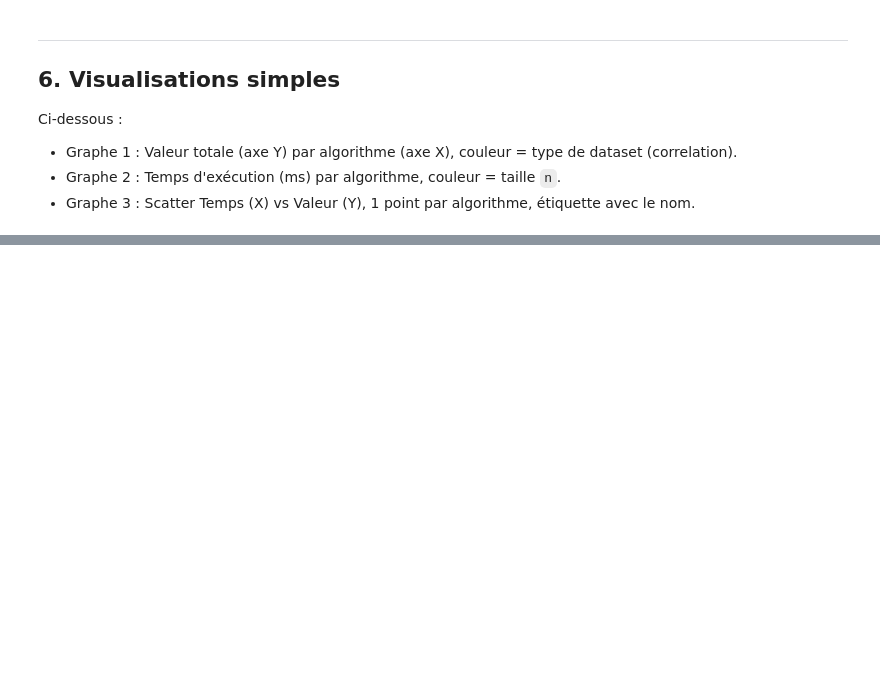
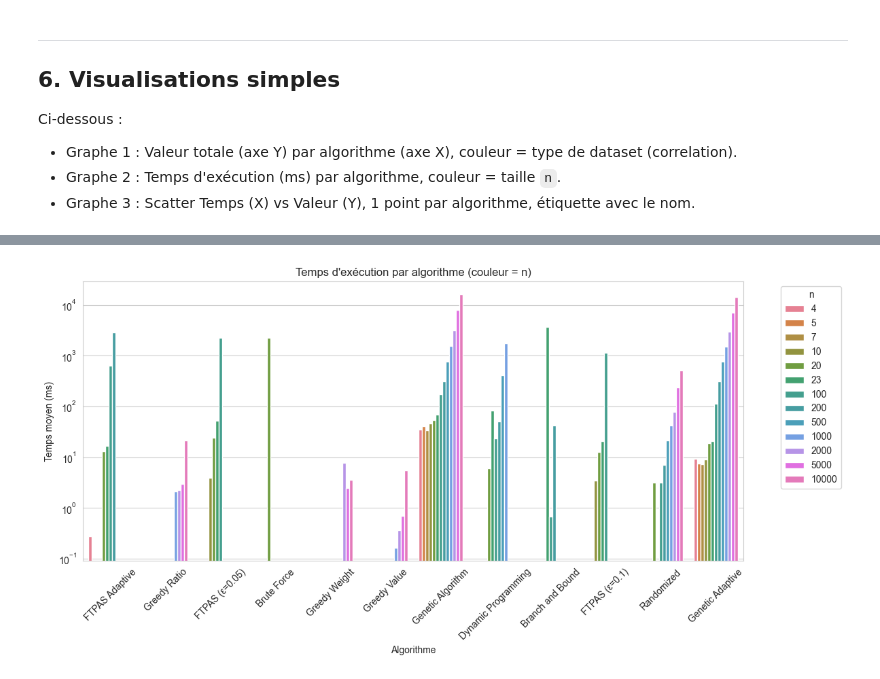
Before and after one commit to 777Arman/projet_advanced_algo, a Jupyter notebook: algo/knapsack_project.ipynb, the cells around one changed output, grey strips where cells are left out. Drawn from its saved outputs; the diff is of its cells as text; code cells hidden in the pictures; blank space fills up the shorter version.

```diff
--- a/algo/knapsack_project.ipynb
+++ b/algo/knapsack_project.ipynb
@@ -989,28 +976,30 @@ else:
 # %%
 if results_df is not None:
     df = results_df.copy()
     df['n_str'] = df['n'].astype(str)
 
     agg_time = df.groupby(['algorithm', 'n_str', 'n'])['time_ms'].mean().reset_index()
 
     agg_time = agg_time.sort_values('n')
 
     n_order = sorted(agg_time['n'].unique())
     n_str_order = [str(n) for n in n_order]
 
     plt.figure(figsize=(12,6))
     sns.barplot(data=agg_time, x='algorithm', y='time_ms', hue='n_str', hue_order=n_str_order,
-                palette=sns.color_palette('RdYlBu', n_colors=len(n_str_order)))
+                palette=sns.color_palette('husl', n_colors=len(n_str_order)))
     plt.xlabel('Algorithme')
     plt.ylabel('Temps moyen (ms)')
     plt.title('Temps d\'exécution par algorithme (couleur = n)')
     plt.yscale('log')
     plt.xticks(rotation=45)
     plt.legend(title='n', bbox_to_anchor=(1.05,1), loc='upper left')
     plt.tight_layout()
     plt.show()
 else:
     print("results_df non chargé. Exécutez d'abord la cellule qui charge 'benchmark_results.csv'.")
+# %% [output]
+[figure, added]
 # %%
 # Graphique 3 : Scatter Temps (X) vs Valeur (Y), 1 point = 1 algorithme (moyennes), annoté
 if results_df is not None:
```
Also changed, not shown: parts of 6 cells of this notebook, 12 other files.
